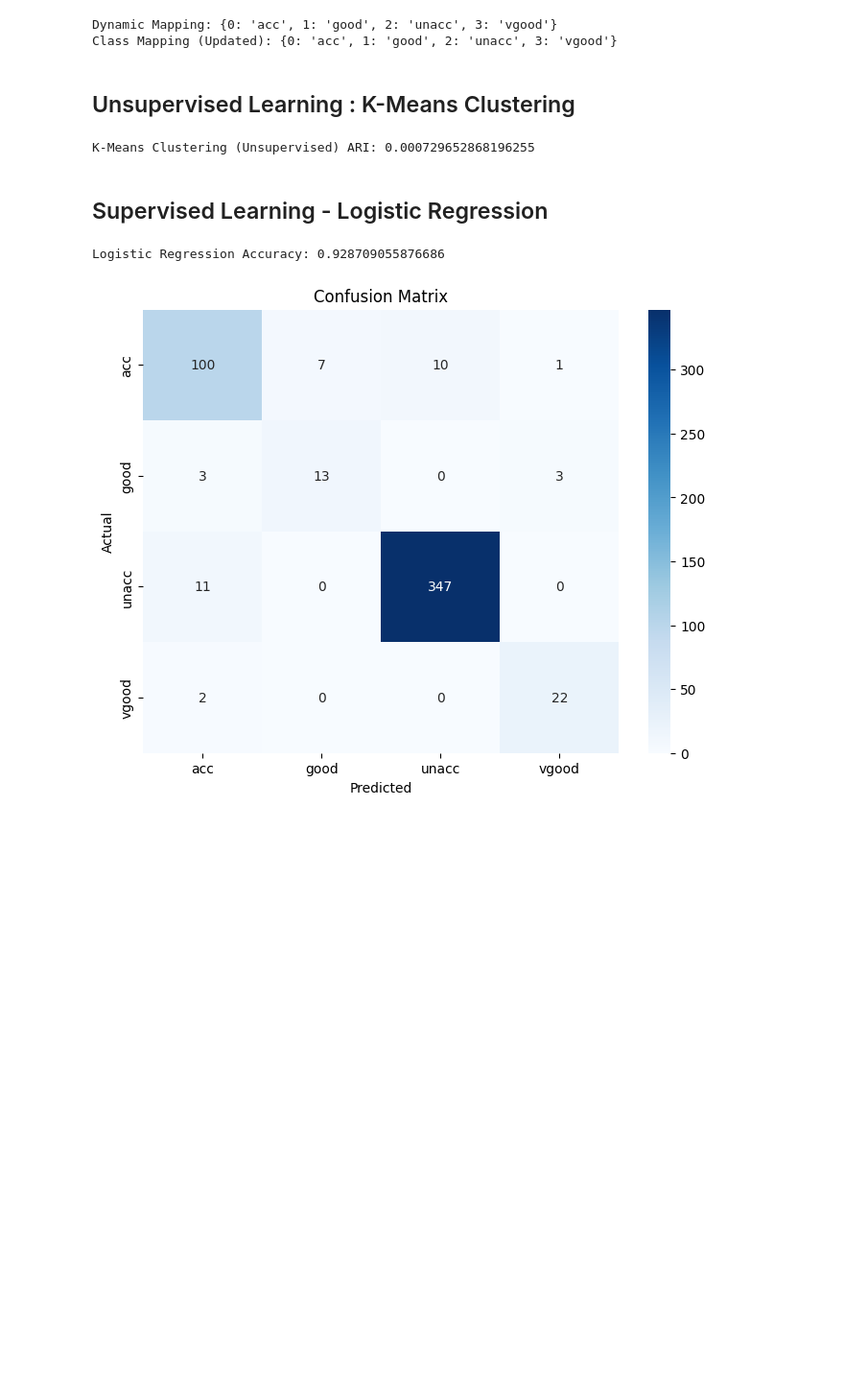
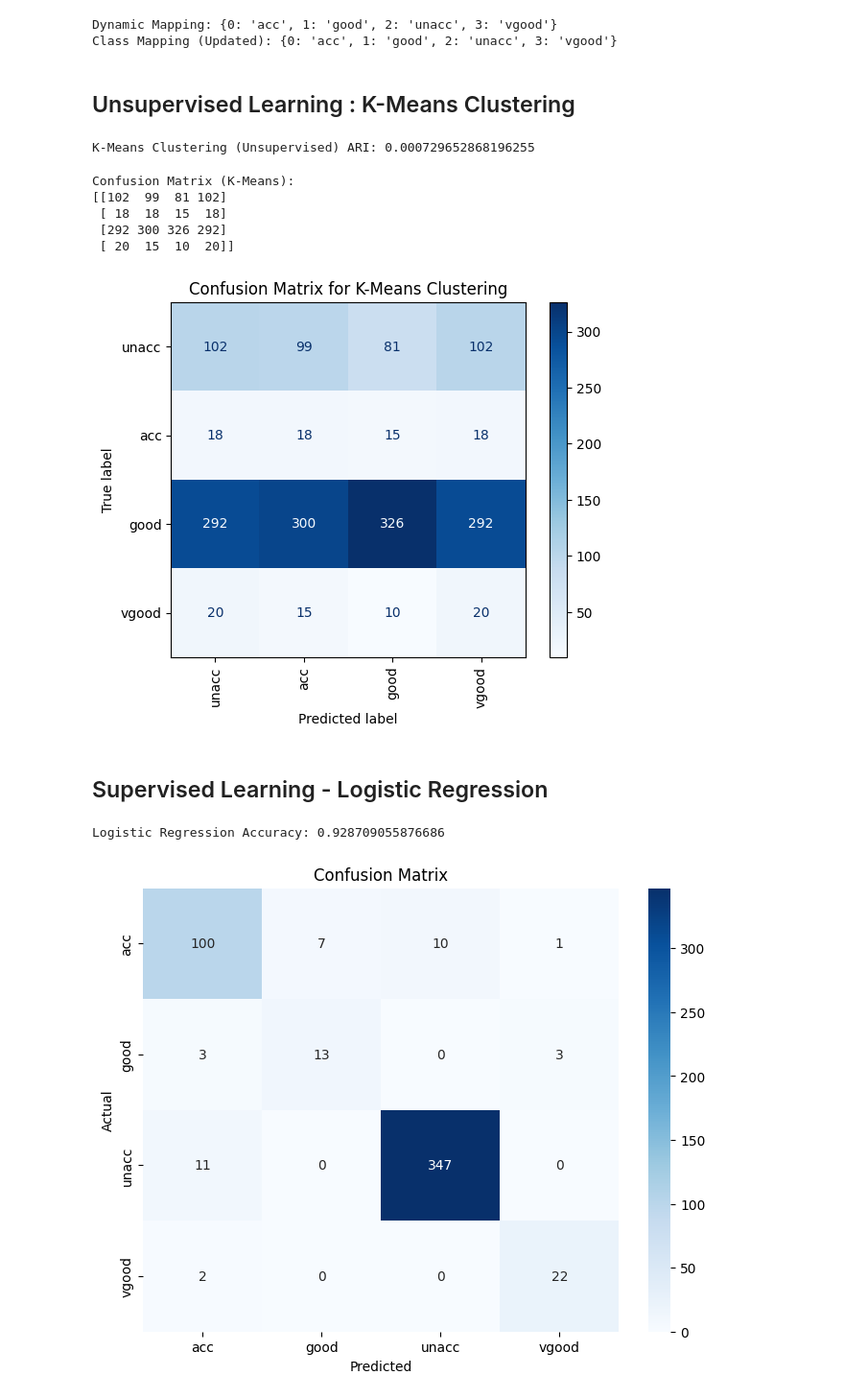
Before and after one commit to randallctc/D7041E_Mini_Project, a Jupyter notebook: car.ipynb, the cells around one changed output. Shown at 96% size. Drawn from its saved outputs; the diff is of its cells as text; code cells hidden in the pictures; blank space fills up the shorter version.

Commit message:
update car
confusion matrix

```diff
--- a/car.ipynb
+++ b/car.ipynb
@@ -98,6 +98,43 @@ kmeans, kmeans_labels, kmeans_ari, kmeans_silhouette = kmeans_clustering(X_prepr
 print("K-Means Clustering (Unsupervised) ARI:", kmeans_ari)
 # %% [output]
 K-Means Clustering (Unsupervised) ARI: 0.000729652868196255
+# %%
+from sklearn.metrics import confusion_matrix, ConfusionMatrixDisplay
+from scipy.optimize import linear_sum_assignment
+import numpy as np
+
+# Map K-Means labels to actual labels using Hungarian Algorithm
+def map_kmeans_labels(true_labels, kmeans_labels):
+    # Create a confusion matrix
+    cm = confusion_matrix(true_labels, kmeans_labels)
+
+    # Find optimal mapping of cluster indices to true labels
+    row_ind, col_ind = linear_sum_assignment(-cm)
+    mapping = {col: row for row, col in zip(row_ind, col_ind)}
+
+    # Map K-Means labels to true labels
+    mapped_labels = np.array([mapping[label] for label in kmeans_labels])
+    return mapped_labels, cm
+
+# Map K-Means labels and compute confusion matrix
+mapped_labels, kmeans_cm = map_kmeans_labels(y_preprocessed, kmeans_labels)
+
+# Print confusion matrix
+print("Confusion Matrix (K-Means):")
+print(kmeans_cm)
+
+# Plot confusion matrix
+disp = ConfusionMatrixDisplay(confusion_matrix=kmeans_cm, display_labels=list(class_mapping.values()))
+disp.plot(cmap="Blues", xticks_rotation="vertical")
+plt.title("Confusion Matrix for K-Means Clustering")
+plt.show()
+# %% [output]
+Confusion Matrix (K-Means):
+[[102  99  81 102]
+ [ 18  18  15  18]
+ [292 300 326 292]
+ [ 20  15  10  20]]
+[figure, added]
 # %% [markdown]
 ## Supervised Learning - Logistic Regression
 # %%
```
